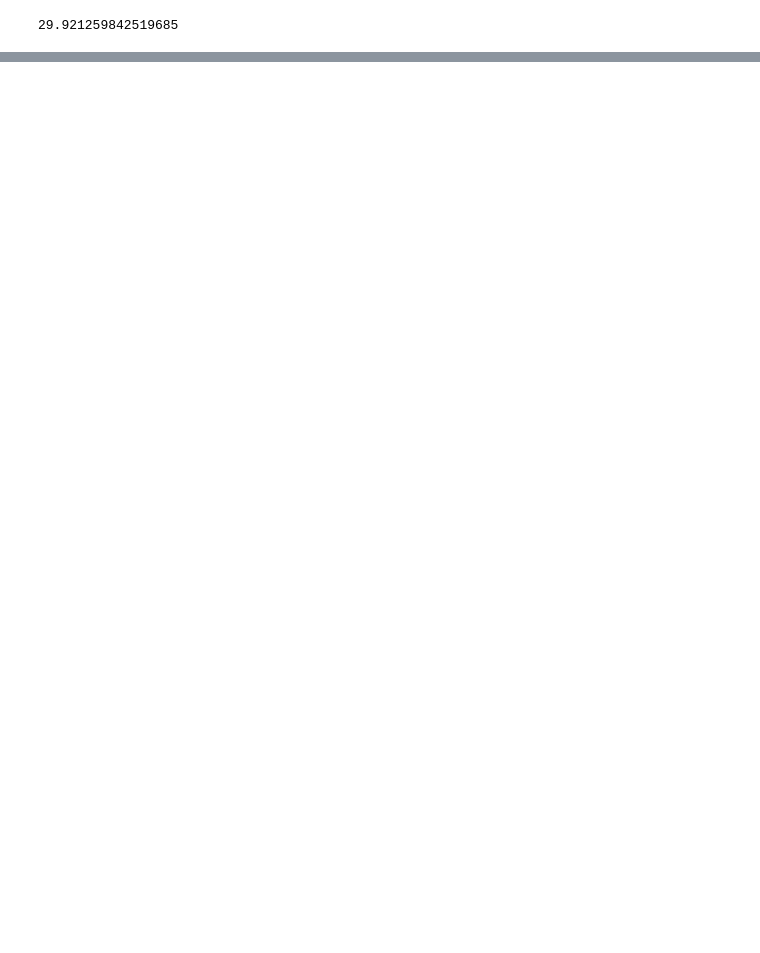
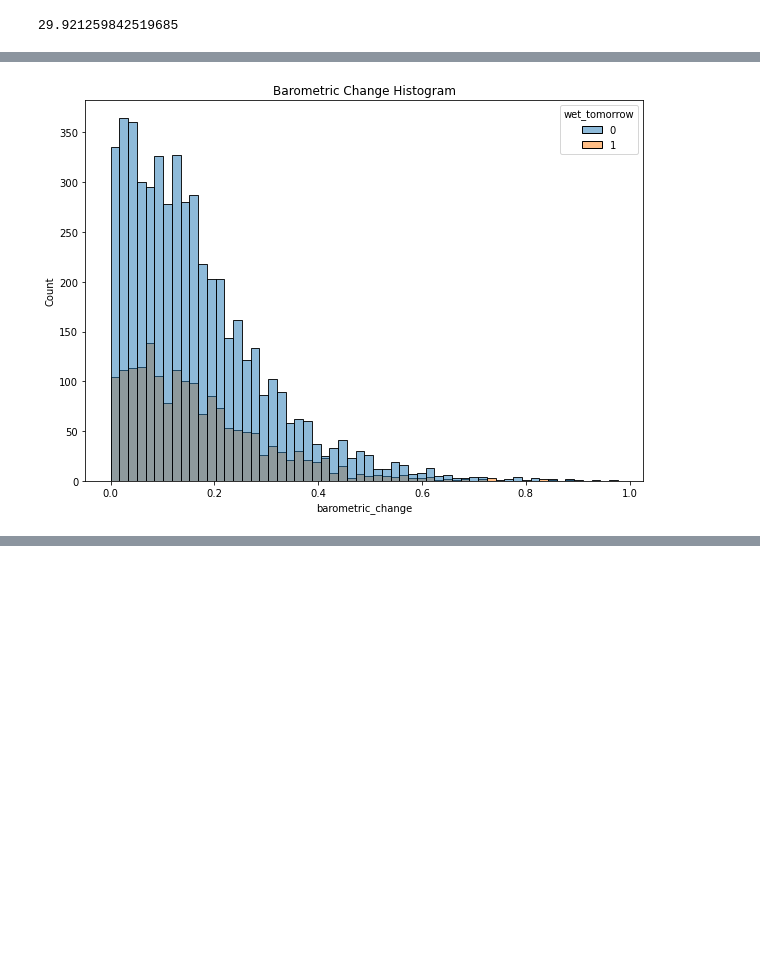
Before and after one commit to sampso29/Toronto-Rain-Prediction-, a Jupyter notebook: Final - Toronto Rain Prediction (Updated Notebook - Project Recommendations).ipynb, the cells around one changed output, grey strips where cells are left out. Saved outputs shown, nothing was run; the diff lists cells and outputs as text; code cells hidden in the pictures; blank space fills up the shorter version.

```diff
--- a/Final - Toronto Rain Prediction (Updated Notebook - Project Recommendations).ipynb
+++ b/Final - Toronto Rain Prediction (Updated Notebook - Project Recommendations).ipynb
@@ -1169,0 +1171,6 @@ See the caveats in the documentation: https://pandas.pydata.org/pandas-docs/stab
+# %%
+plt.figure(figsize=(10,7))
+sns.histplot(data=sea_pressure_df, x="barometric_change", hue="wet_tomorrow")
+plt.title('Barometric Change Histogram');
+# %% [output]
+[figure, added]
```
Also changed, not shown: parts of 2 cells of this notebook.
